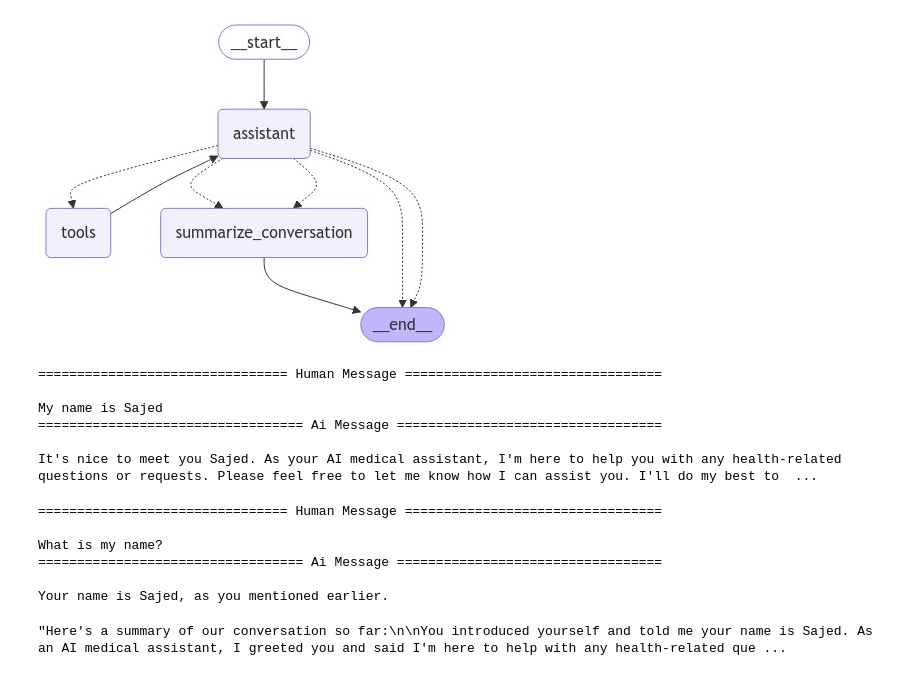
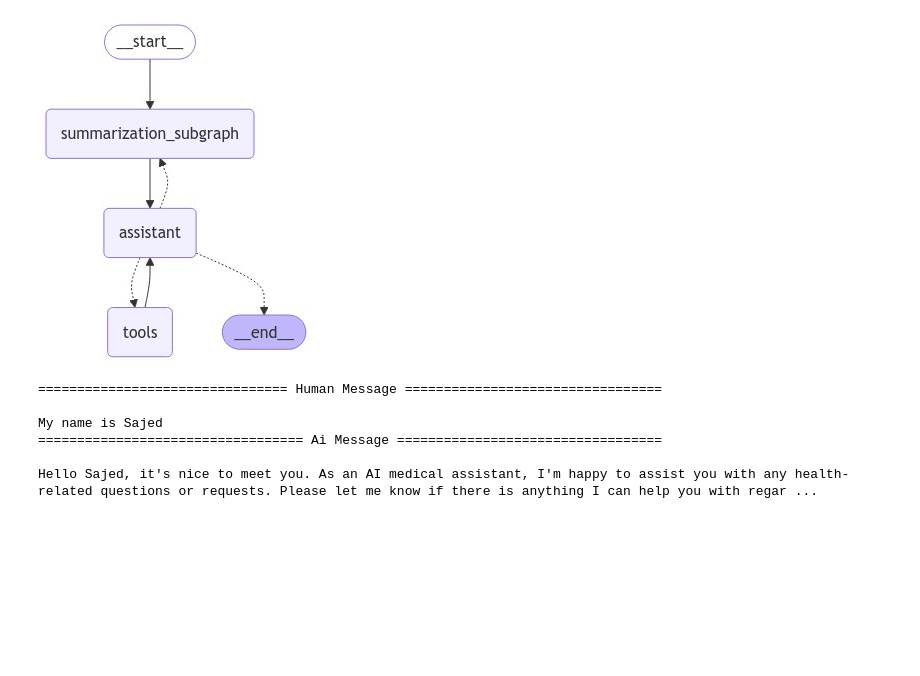
Before and after one commit to sajedjalil/Patient-Chat, a Jupyter notebook: home/llm/notebooks/agent.ipynb, the cells around one changed output. Saved outputs shown, nothing was run; the diff lists cells and outputs as text; code cells hidden in the pictures; blank space fills up the shorter version.

```diff
--- a/home/llm/notebooks/agent.ipynb
+++ b/home/llm/notebooks/agent.ipynb
@@ -99,10 +103,10 @@ def summarize_conversation(state: State):
     return {"summary": response.content, "messages": delete_messages}
 
 # Determine whether to end or summarize the conversation
-def should_continue(state: State) -> Literal["summarize_conversation", "__end__"]:
+def if_need_summarization(state: State) -> Literal["summarize_conversation", "__end__"]:
     messages = state["messages"]
 
-    # If there are more than four messages, then we summarize the conversation
+    # If there are more than six messages, then we summarize the conversation
     if len(messages) >= 6:
         return "summarize_conversation"
 
@@ -111,15 +117,9 @@ def should_continue(state: State) -> Literal["summarize_conversation", "__end__"
 # %%
-def build_graph() -> CompiledStateGraph:
+def build_summarize_subgraph() -> StateGraph:
     builder = StateGraph(State)
-    builder.add_node("assistant", assistant)
-    builder.add_node("tools", ToolNode(tool_list))
-    builder.add_node(summarize_conversation)
+    builder.add_node("summarize_conversation", summarize_conversation)
 
-    builder.add_edge(START, "assistant")
-    builder.add_conditional_edges("assistant", tools_condition)
-    builder.add_conditional_edges("assistant", should_continue)
-    builder.add_edge("tools", "assistant")
+    builder.add_conditional_edges(START, if_need_summarization)
     builder.add_edge("summarize_conversation", END)
 
-    memory = MemorySaver()
-    return builder.compile(checkpointer=memory)
+    return builder
@@ -126,13 +134,26 @@ def build_graph() -> CompiledStateGraph:
+# %%
+def build_graph() -> StateGraph:
+    builder = StateGraph(State)
+    builder.add_node("assistant", assistant)
+    builder.add_node("tools", ToolNode(tool_list))
+    builder.add_node("summarization_subgraph", build_summarize_subgraph().compile())
+
+    builder.add_edge(START, "summarization_subgraph")
+    builder.add_edge("summarization_subgraph", "assistant")
+    builder.add_conditional_edges("assistant", tools_condition)
+    builder.add_edge("tools", "assistant")
+
+    return builder
 # %%
 from IPython.display import Image, display
 
-model = ChatAnthropic(model="claude-3-haiku-20240307")
 tool_list = [Tools.request_medication_change, Tools.make_appointment, Tools.request_appointment_change]
-graph = build_graph()
+memory = MemorySaver()
+graph = build_graph().compile(checkpointer=memory)
 
 display(Image(graph.get_graph(xray=True).draw_mermaid_png()))
 # %% [output]
-[figure, old version]
+[figure, new version]
 # %%
 messages = [HumanMessage(content="My name is Sajed")]
 config = {"configurable": {"thread_id": "3"}}
@@ -145,23 +166,14 @@ for m in messages['messages']:
 My name is Sajed
 ================================== Ai Message ==================================
 
-It's nice to meet you Sajed. As your AI medical assistant, I'm here to help you with any health-related questions or requests. Please feel free to let me know how I can assist you. I'll do my best to  ...
+Hello Sajed, it's nice to meet you. As an AI medical assistant, I'm happy to assist you with any health-related questions or requests. Please let me know if there is anything I can help you with regar ...
 # %%
 messages = [HumanMessage(content="What is my name?")]
 messages = graph.invoke({"messages": messages}, config)
 for m in messages['messages']:
     m.pretty_print()
-# %% [output]
-================================ Human Message =================================
-
-What is my name?
-================================== Ai Message ==================================
-
-Your name is Sajed, as you mentioned earlier.
 # %%
 graph.get_state(config).values.get("summary","")
-# %% [output]
-"Here's a summary of our conversation so far:\n\nYou introduced yourself and told me your name is Sajed. As an AI medical assistant, I greeted you and said I'm here to help with any health-related que ...
 # %%
 messages = [HumanMessage(content="What is my name?")]
 messages = graph.invoke({"messages": messages}, config)
```
Also changed, not shown: parts of 8 cells of this notebook, 12 other files.
